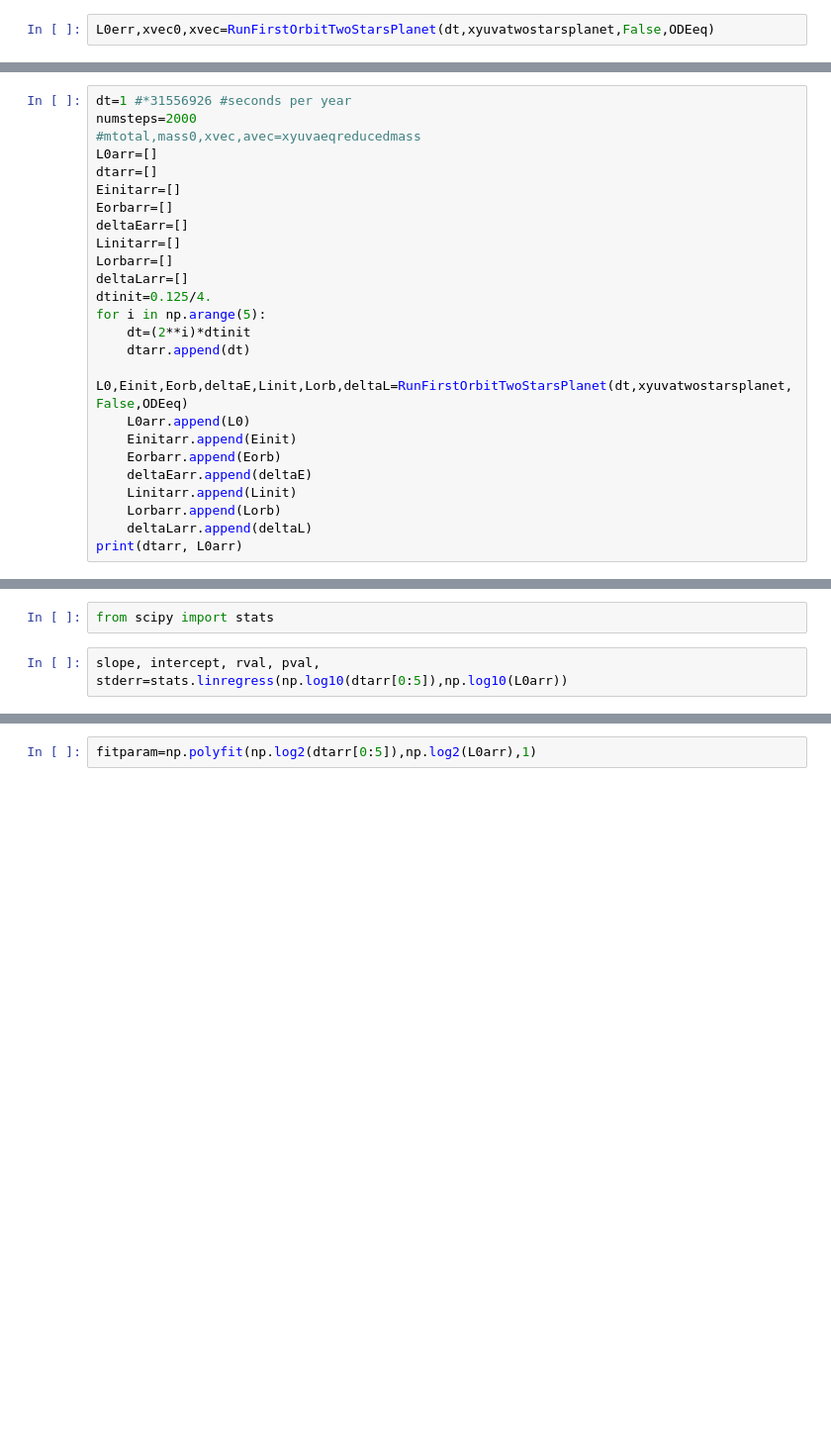
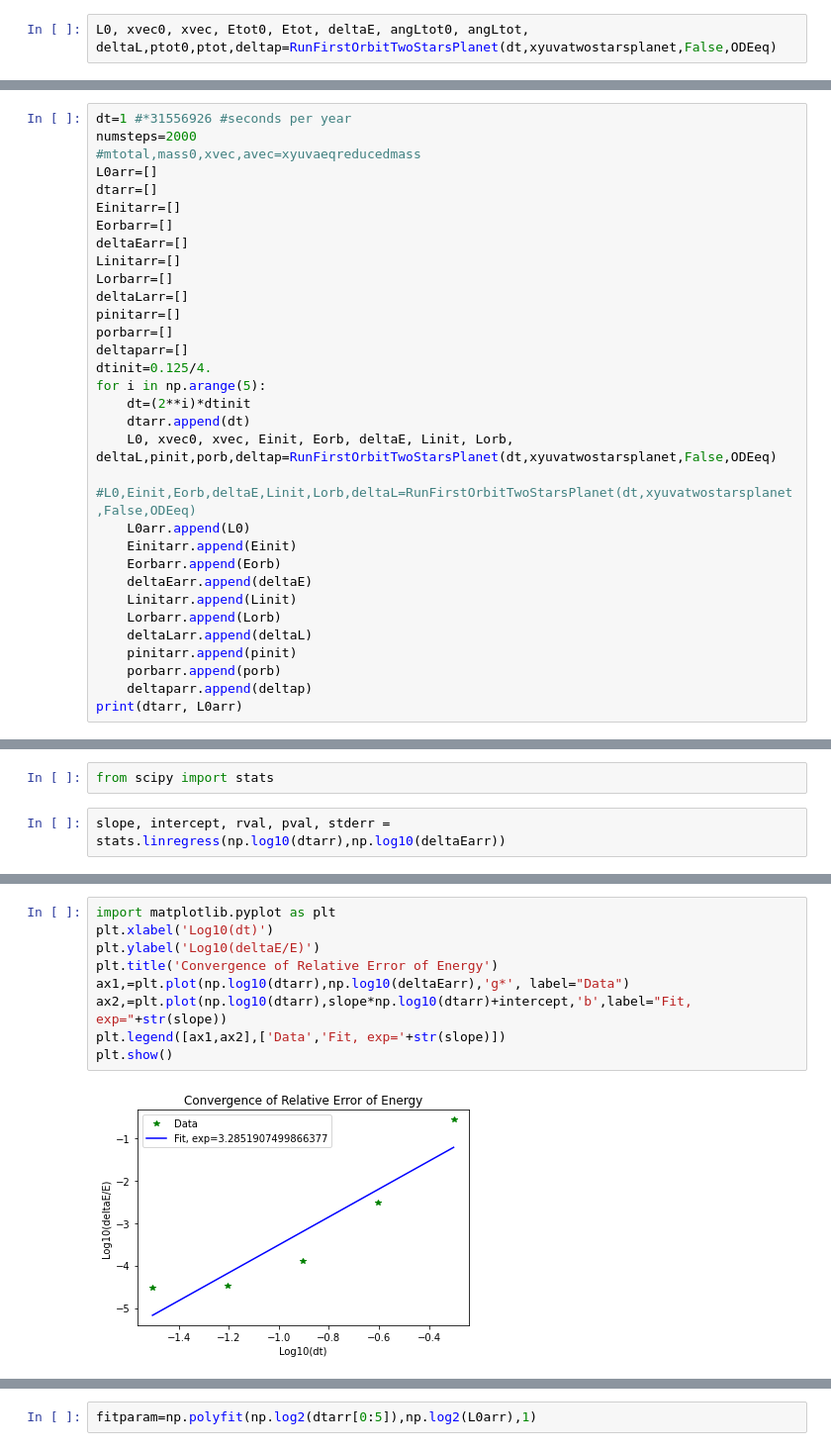
Before and after one commit to sdorsher/ThreeBodyOrbits, a Jupyter notebook: TwoStarsOnePlanet_convergenceTest.ipynb, the cells around one changed output, grey strips where cells are left out. Shown: that part at 99% size. Saved outputs shown, nothing was run; the diff lists cells and outputs as text; blank space fills up the shorter version.

Commit message:
Energy converges as 3.285 with dt relative errro in E. Not order 4 but not far off.

```diff
--- a/TwoStarsOnePlanet_convergenceTest.ipynb
+++ b/TwoStarsOnePlanet_convergenceTest.ipynb
@@ -277,2 +276,2 @@ def RunFirstOrbitTwoStarsPlanet(dt,initcondition,printoutput,ODEeq):
 # %%
-L0err,xvec0,xvec=RunFirstOrbitTwoStarsPlanet(dt,xyuvatwostarsplanet,False,ODEeq)
+L0, xvec0, xvec, Etot0, Etot, deltaE, angLtot0, angLtot, deltaL,ptot0,ptot,deltap=RunFirstOrbitTwoStarsPlanet(dt,xyuvatwostarsplanet,False,ODEeq)
@@ -359,11 +342,15 @@ deltaEarr=[]
 Linitarr=[]
 Lorbarr=[]
 deltaLarr=[]
+pinitarr=[]
+porbarr=[]
+deltaparr=[]
 dtinit=0.125/4.
 for i in np.arange(5):
     dt=(2**i)*dtinit
     dtarr.append(dt)
-    L0,Einit,Eorb,deltaE,Linit,Lorb,deltaL=RunFirstOrbitTwoStarsPlanet(dt,xyuvatwostarsplanet,False,ODEeq)
+    L0, xvec0, xvec, Einit, Eorb, deltaE, Linit, Lorb, deltaL,pinit,porb,deltap=RunFirstOrbitTwoStarsPlanet(dt,xyuvatwostarsplanet,False,ODEeq)
+    #L0,Einit,Eorb,deltaE,Linit,Lorb,deltaL=RunFirstOrbitTwoStarsPlanet(dt,xyuvatwostarsplanet,False,ODEeq)
     L0arr.append(L0)
     Einitarr.append(Einit)
     Eorbarr.append(Eorb)
@@ -371,4 +358,7 @@ for i in np.arange(5):
     Linitarr.append(Linit)
     Lorbarr.append(Lorb)
     deltaLarr.append(deltaL)
+    pinitarr.append(pinit)
+    porbarr.append(porb)
+    deltaparr.append(deltap)
 print(dtarr, L0arr)
@@ -383,5 +420,5 @@ np.savetxt(rundir+runoutprefix+'L0arr.csv',L0arr,delimiter=',')
 # %%
 from scipy import stats
 # %%
-slope, intercept, rval, pval, stderr=stats.linregress(np.log10(dtarr[0:5]),np.log10(L0arr))
+slope, intercept, rval, pval, stderr = stats.linregress(np.log10(dtarr),np.log10(deltaEarr))
 # %%
@@ -390,0 +428,11 @@ dtarr[0:5]
+# %%
+import matplotlib.pyplot as plt
+plt.xlabel('Log10(dt)')
+plt.ylabel('Log10(deltaE/E)')
+plt.title('Convergence of Relative Error of Energy')
+ax1,=plt.plot(np.log10(dtarr),np.log10(deltaEarr),'g*', label="Data")
+ax2,=plt.plot(np.log10(dtarr),slope*np.log10(dtarr)+intercept,'b',label="Fit, exp="+str(slope))
+plt.legend([ax1,ax2],['Data','Fit, exp='+str(slope)])
+plt.show()
+# %% [output]
+[figure, added]
```
Also changed, not shown: parts of 31 cells of this notebook.
